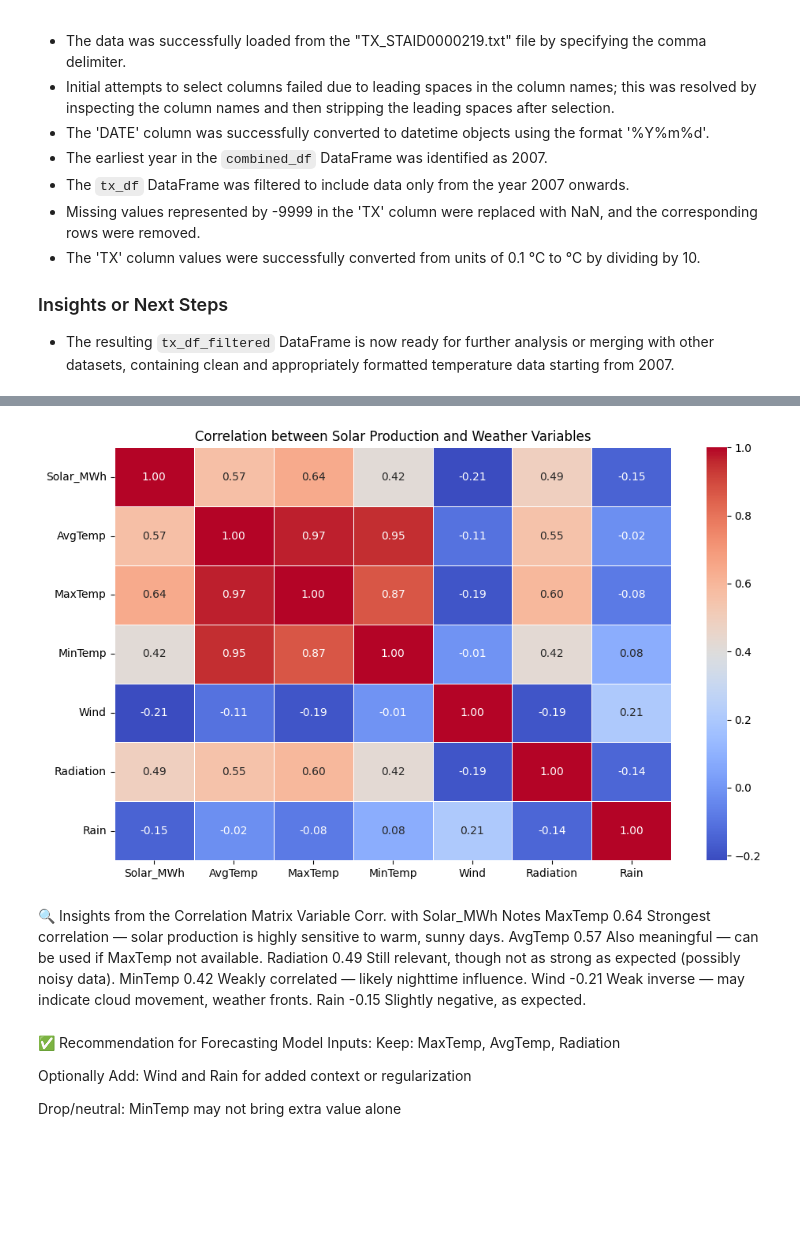
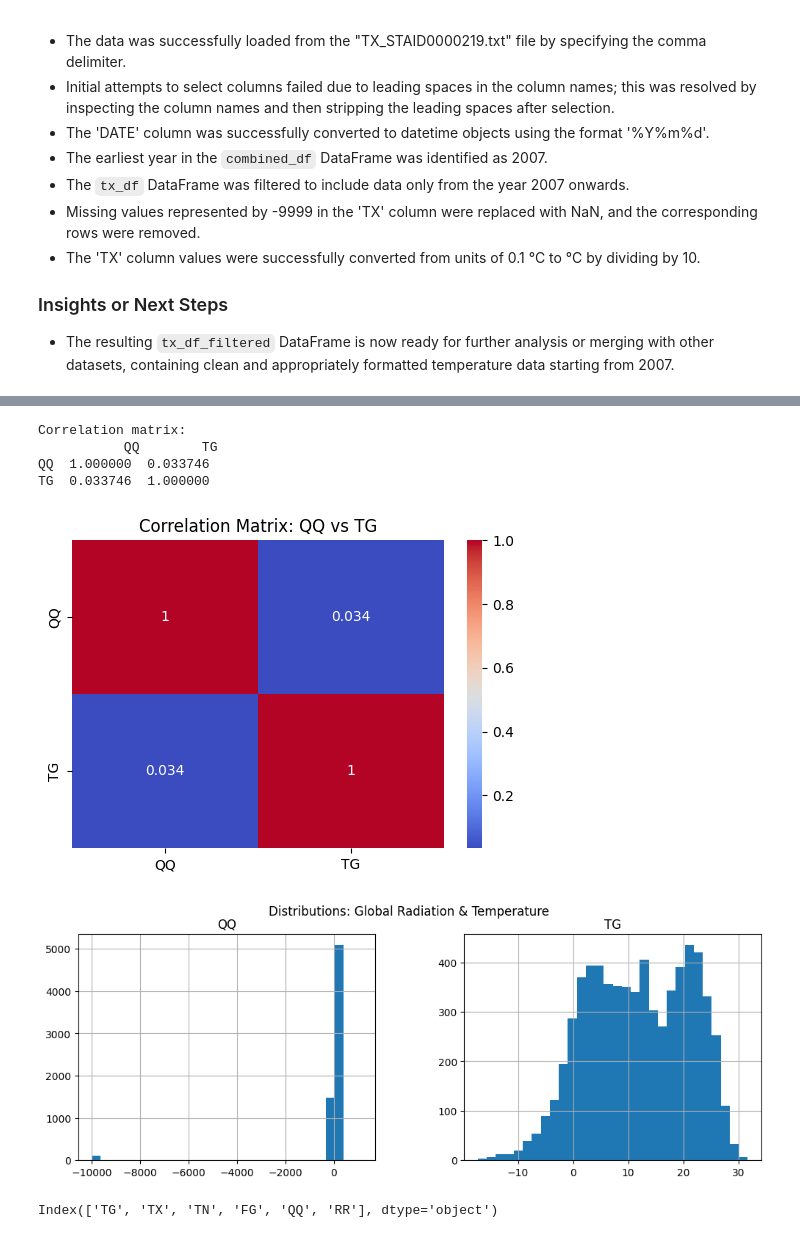
Before and after one commit to remussamoila/Electricity_forecast_for_prosumers, a Jupyter notebook: notebooks/01_data_cleaning.ipynb, the cells around one changed output, grey strips where cells are left out. Saved outputs shown, nothing was run; the diff lists cells and outputs as text; code cells hidden in the pictures; blank space fills up the shorter version.

```diff
--- a/notebooks/01_data_cleaning.ipynb
+++ b/notebooks/01_data_cleaning.ipynb
@@ -609,36 +532,29 @@ See the caveats in the documentation: https://pandas.pydata.org/pandas-docs/stab
-# %%
-#Visualize correlation
-
-import matplotlib.pyplot as plt
-import seaborn as sns
-
-# Drop any missing values just in case
-df_corr = df_merged.dropna()
-
-# Compute correlation matrix
-corr_matrix = df_corr.corr()
-
-# Plot correlation heatmap
-plt.figure(figsize=(10, 6))
-sns.heatmap(corr_matrix, annot=True, cmap="coolwarm", fmt=".2f", linewidths=0.5)
-plt.title("Correlation between Solar Production and Weather Variables")
-plt.tight_layout()
-plt.show()
-# %% [output]
-[figure, removed]
-# %% [markdown]
-🔍 Insights from the Correlation Matrix
-Variable	Corr. with Solar_MWh	Notes
-MaxTemp	0.64	Strongest correlation — solar production is highly sensitive to warm, sunny days.
-AvgTemp	0.57	Also meaningful — can be used if MaxTemp not available.
-Radiation	0.49	Still relevant, though not as strong as expected (possibly noisy data).
-MinTemp	0.42	Weakly correlated — likely nighttime influence.
-Wind	-0.21	Weak inverse — may indicate cloud movement, weather fronts.
-Rain	-0.15	Slightly negative, as expected.
-# %% [markdown]
-✅ Recommendation for Forecasting Model Inputs:
-Keep: MaxTemp, AvgTemp, Radiation
-
-Optionally Add: Wind and Rain for added context or regularization
-
-Drop/neutral: MinTemp may not bring extra value alone
+# %%
+# Check correlation between weather features
+correlation_matrix = df_weather[cols_to_plot].corr()
+print("Correlation matrix:\n", correlation_matrix)
+
+# Optional: plot heatmap if you want
+import seaborn as sns
+
+plt.figure(figsize=(6, 4))
+sns.heatmap(correlation_matrix, annot=True, cmap='coolwarm')
+plt.title("Correlation Matrix: QQ vs TG")
+plt.show()
+# %% [output]
+Correlation matrix:
+           QQ        TG
+QQ  1.000000  0.033746
+TG  0.033746  1.000000
+[figure, added]
+# %%
+# Distribution of each feature
+df_weather[cols_to_plot].hist(bins=30, figsize=(12, 4), layout=(1, len(cols_to_plot)))
+plt.suptitle("Distributions: Global Radiation & Temperature")
+plt.show()
+# %% [output]
+[figure, added]
+# %%
+print(df_weather.columns)
+# %% [output]
+Index(['TG', 'TX', 'TN', 'FG', 'QQ', 'RR'], dtype='object')
```
Also changed, not shown: parts of 23 cells of this notebook.
